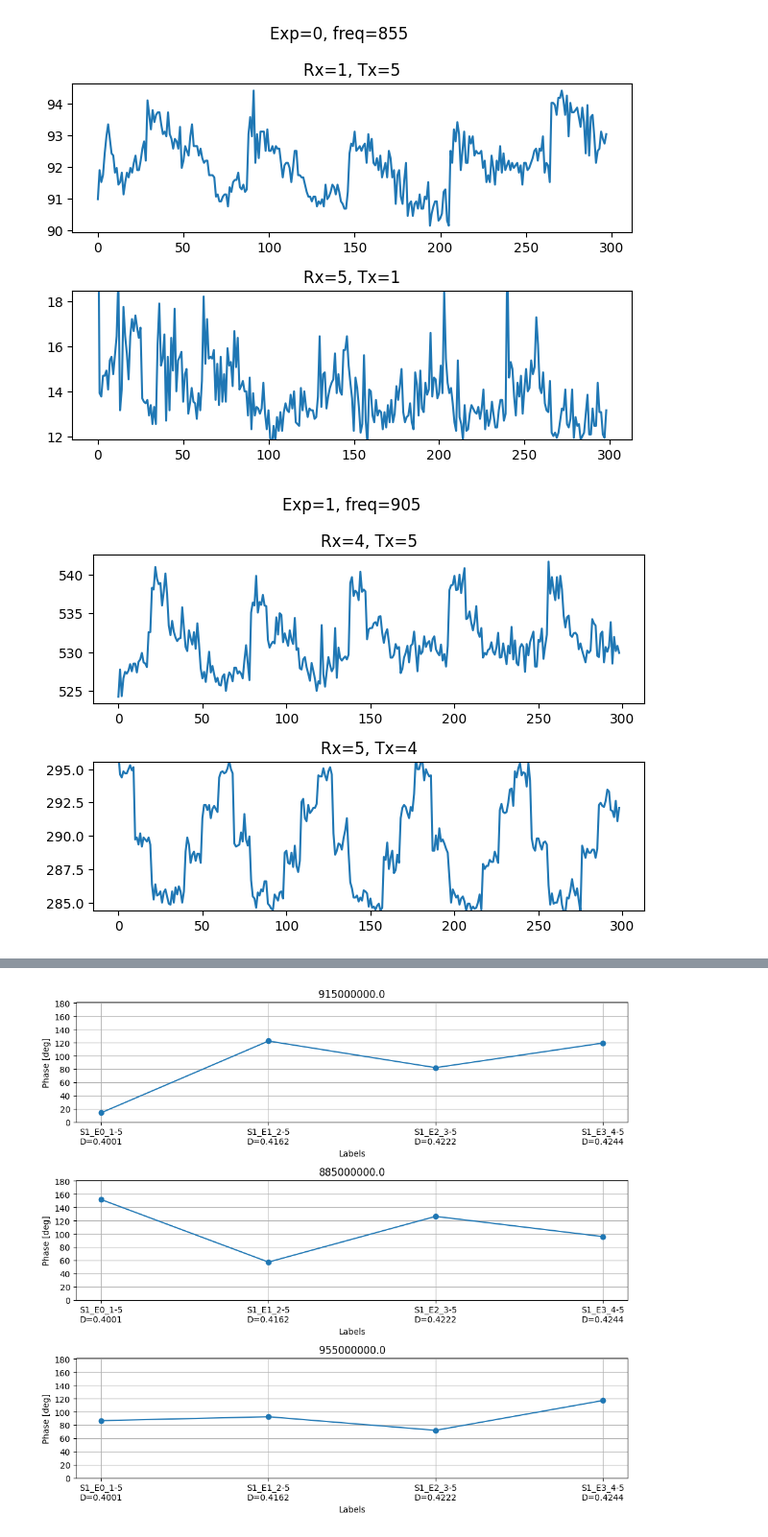
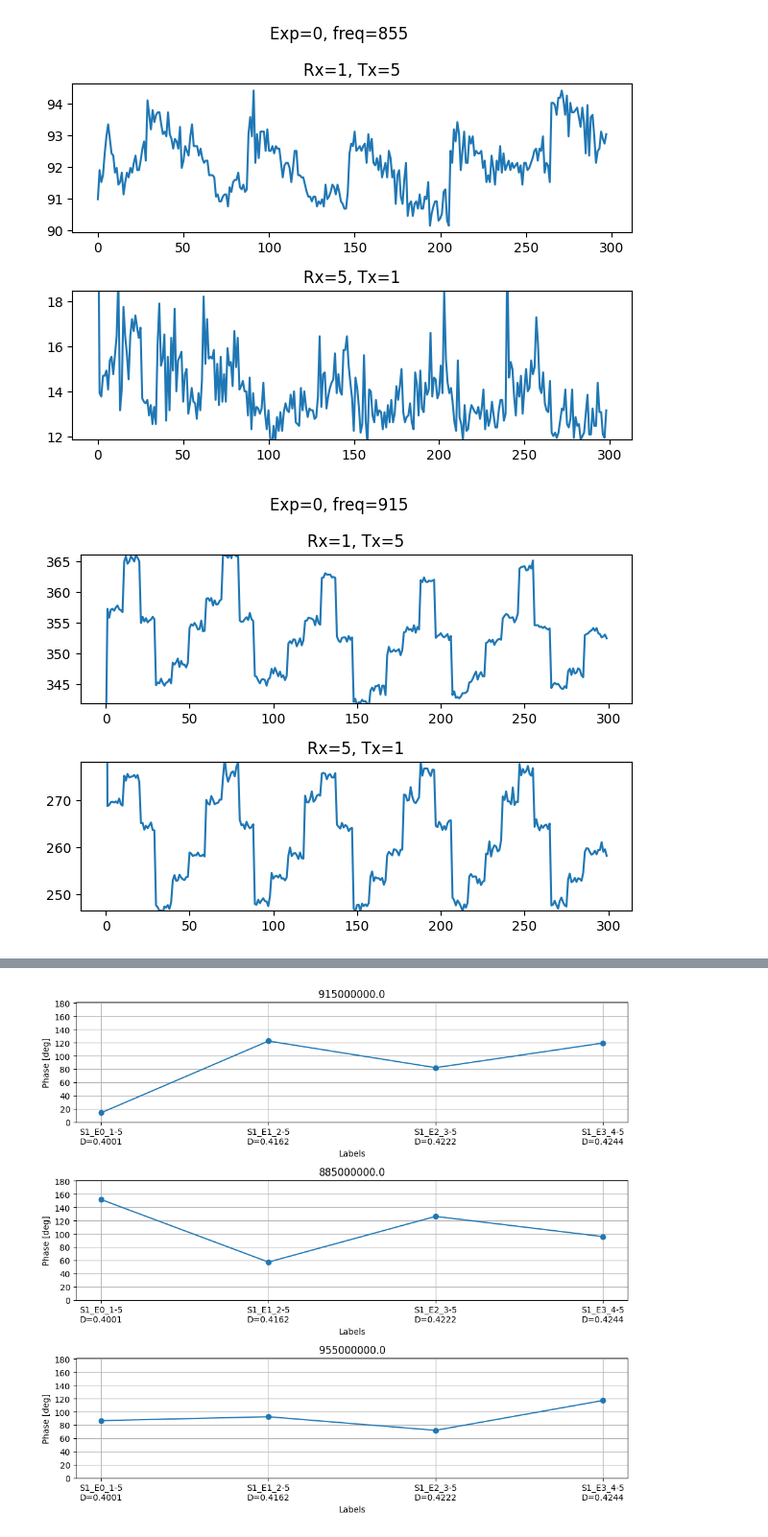
Before and after one commit to manavjeetsingh/RFImaging, a Jupyter notebook: Rovering/OCS/FiveTags1/processing.ipynb, the cells around one changed output, grey strips where cells are left out. Shown at 96% size. Saved outputs shown, nothing was run; the diff lists cells and outputs as text; code cells hidden in the pictures.

```diff
--- a/Rovering/OCS/FiveTags1/processing.ipynb
+++ b/Rovering/OCS/FiveTags1/processing.ipynb
@@ -6,18 +6,22 @@ from matplotlib import pyplot as plt
 def getMPPSignalPlot(exp_no, tag1, tag2, freq, processedDF):
     # freq in mhz
     plt.subplot(2,1,1)
-    plt.plot(processedDF[(processedDF['Run Exp Num']==exp_no) & (processedDF['Rx']==tag1) & (processedDF['Tx']==tag2) & (processedDF['Frequency (MHz)']==freq)]["Voltages (mV)"].to_numpy()[0])
+    v1=processedDF[(processedDF['Run Exp Num']==exp_no) & (processedDF['Rx']==tag1) & (processedDF['Tx']==tag2) & (processedDF['Frequency (MHz)']==freq)]["Voltages (mV)"].to_numpy()[0]
+    plt.plot(v1)
+    plt.ylim([np.percentile(v1,1), np.percentile(v1,99)])
     plt.title(f"Rx={tag1}, Tx={tag2}")
 
     plt.subplot(2,1,2)
-    v=processedDF[(processedDF['Run Exp Num']==exp_no) & (processedDF['Rx']==tag2) & (processedDF['Tx']==tag1) & (processedDF['Frequency (MHz)']==freq)]["Voltages (mV)"].to_numpy()[0]
-    plt.plot(v)
-    plt.ylim([np.percentile(v,1), np.percentile(v,99)])
+    v2=processedDF[(processedDF['Run Exp Num']==exp_no) & (processedDF['Rx']==tag2) & (processedDF['Tx']==tag1) & (processedDF['Frequency (MHz)']==freq)]["Voltages (mV)"].to_numpy()[0]
+    plt.plot(v2)
+    plt.ylim([np.percentile(v2,1), np.percentile(v2,99)])
     plt.title(f"Rx={tag2}, Tx={tag1}")
 
     plt.suptitle(f"Exp={exp_no}, freq={freq}")
     plt.tight_layout()
     plt.show()
+
+    return v1, v2
 # %%
 steps=[1,2,3,4]
 # steps=[1]
@@ -41,6 +45,6 @@ getMPPSignalPlot(exp_no=0, tag1=1, tag2=5, freq=855, processedDF=all_voltage_dfs
 [figure]
 # %%
 step=1
-getMPPSignalPlot(exp_no=1, tag1=4, tag2=5, freq=905, processedDF=all_voltage_dfs[step])
+v1,v2=getMPPSignalPlot(exp_no=0, tag1=1, tag2=5, freq=915, processedDF=all_voltage_dfs[step])
 # %% [output]
-[figure, old version]
+[figure, new version]
```
Also changed, not shown: parts of 2 cells of this notebook, 3 other files.
